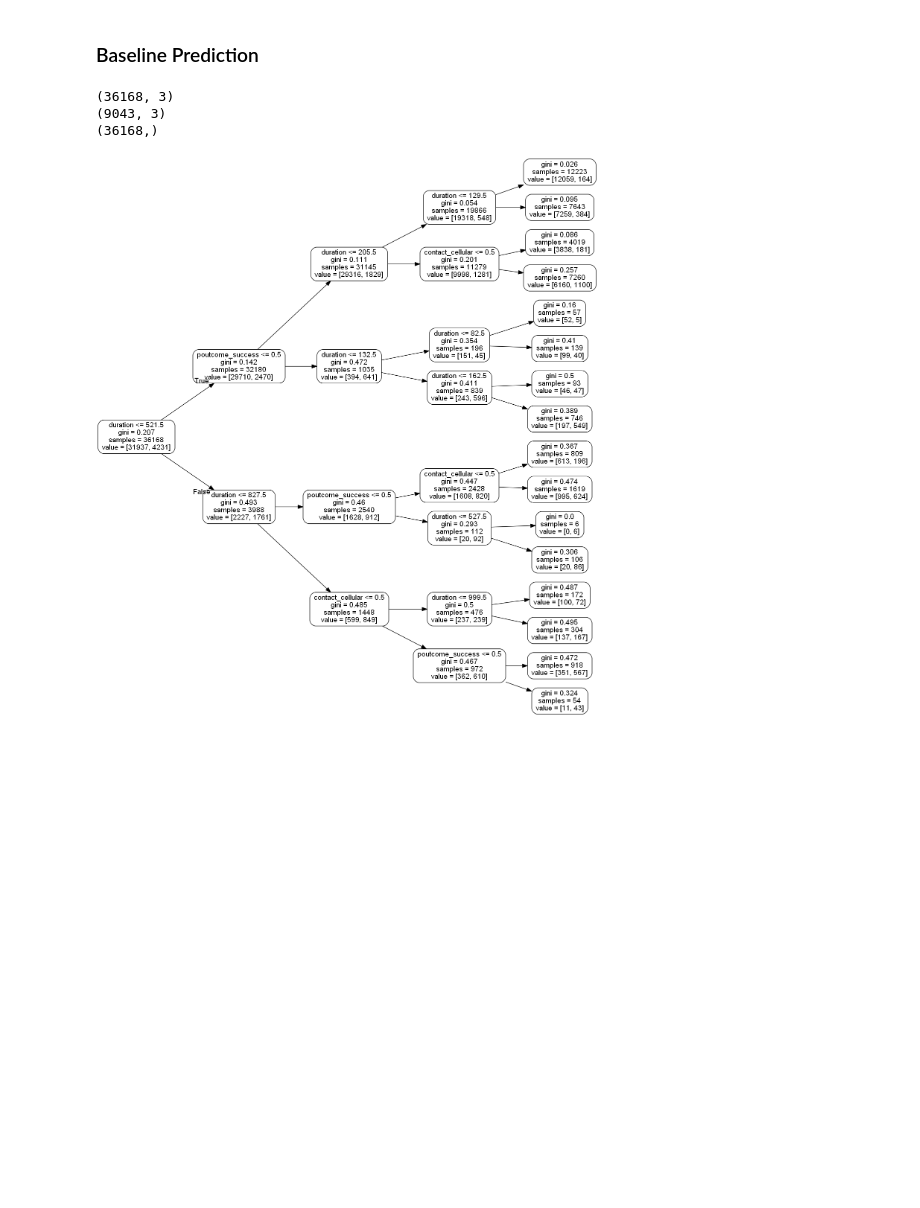
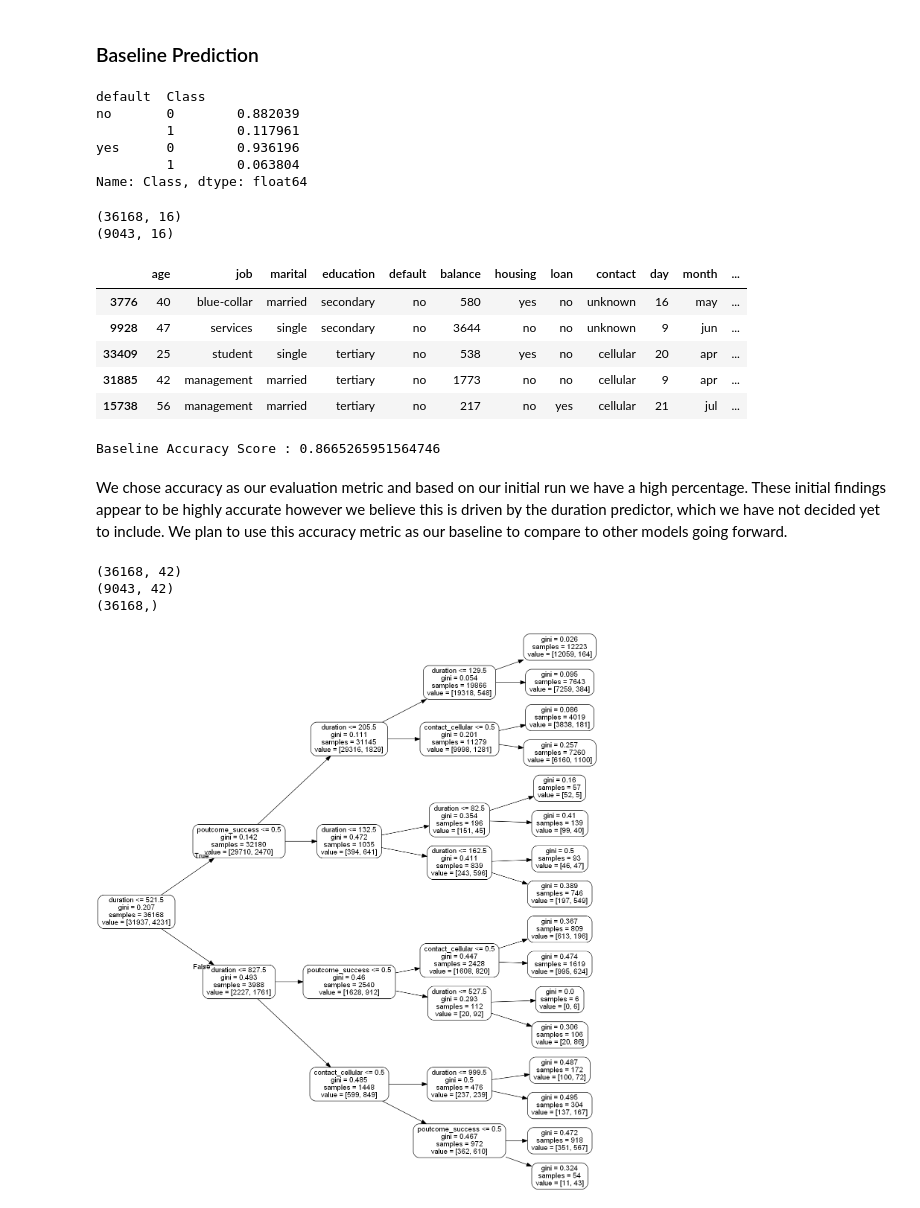
Before and after one commit to Team5UD/bank-marketing, a Jupyter notebook: Group5EDACode.ipynb, the cells around one changed output. Drawn from its saved outputs; the diff is of its cells as text; code cells hidden in the pictures; blank space fills up the shorter version.

```diff
--- a/Group5EDACode.ipynb
+++ b/Group5EDACode.ipynb
@@ -506,2 +506,34 @@ memory usage: 14.5+ MB
 # %% [markdown]
 ### Baseline Prediction
+# %%
+baselineDf = df.copy()
+baselineDf.Class.replace((1,2),(0,1), inplace=True)
+baselineDf.groupby('default')['Class'].value_counts(normalize=True)
+# %% [output]
+default  Class
+no       0        0.882039
+         1        0.117961
+yes      0        0.936196
+         1        0.063804
+Name: Class, dtype: float64
+# %%
+X = baselineDf.drop(['Class'], axis=1)
+y = baselineDf['Class']
+# %%
+from sklearn.model_selection import train_test_split
+X_train, X_test, y_train, y_test = train_test_split(X, y, test_size=0.2, random_state=42)
+
+print(X_train.shape)
+print(X_test.shape)
+# %% [output]
+(36168, 16)
+(9043, 16)
+# %%
+X_test.head()
+# %% [output]
+|  | age | job | marital | education | default | balance | housing | loan | contact | day | month | ... |
+| 3776 | 40 | blue-collar | married | secondary | no | 580 | yes | no | unknown | 16 | may | ... |
+| 9928 | 47 | services | single | secondary | no | 3644 | no | no | unknown | 9 | jun | ... |
+| 33409 | 25 | student | single | tertiary | no | 538 | yes | no | cellular | 20 | apr | ... |
+| 31885 | 42 | management | married | tertiary | no | 1773 | no | no | cellular | 9 | apr | ... |
+| 15738 | 56 | management | married | tertiary | no | 217 | no | yes | cellular | 21 | jul | ... |
@@ -508,3 +542,10 @@ memory usage: 14.5+ MB
+# %%
+from sklearn.metrics import accuracy_score
+print(f'Baseline Accuracy Score : {accuracy_score(y_test, baseline_pred)}')
+# %% [output]
+Baseline Accuracy Score : 0.8665265951564746
+# %% [markdown]
+We chose accuracy as our evaluation metric and based on our initial run we have a high percentage. These initial findings appear to be highly accurate however we believe this is driven by the duration predictor, which we have not decided yet to include. We plan to use this accuracy metric as our baseline to compare to other models going forward.
 # %%
 # Split the data into a training set and a test set.
 # Any number for the random_state is fine, see 42: https://en.wikipedia.org/wiki/42_(number)
@@ -518,8 +559,8 @@ print(y_train.shape)
 
 ##added stratify option above
 # %% [output]
-(36168, 3)
-(9043, 3)
+(36168, 42)
+(9043, 42)
 (36168,)
 # %%
 # Define what I will be using in my Decision Tree
```
Also changed, not shown: parts of 20 cells of this notebook.
